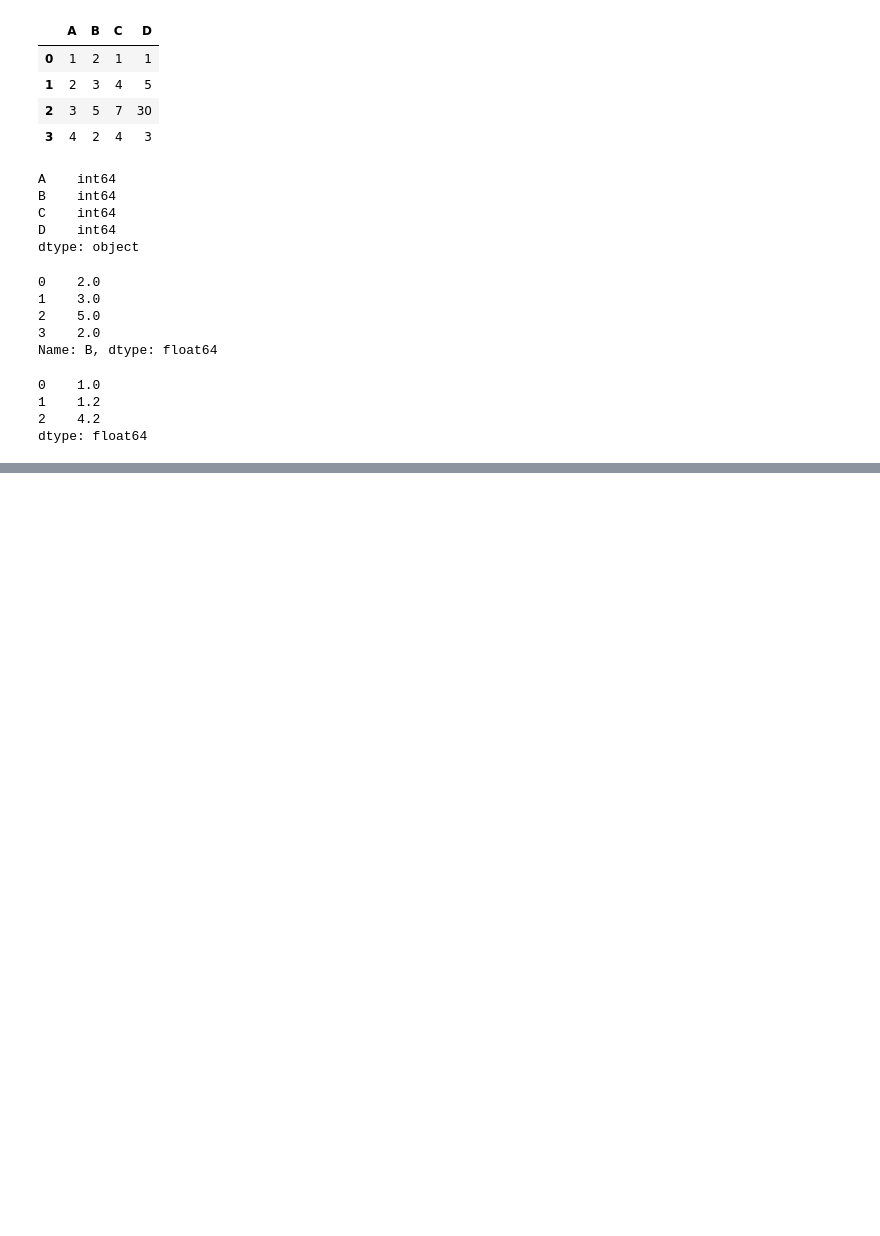
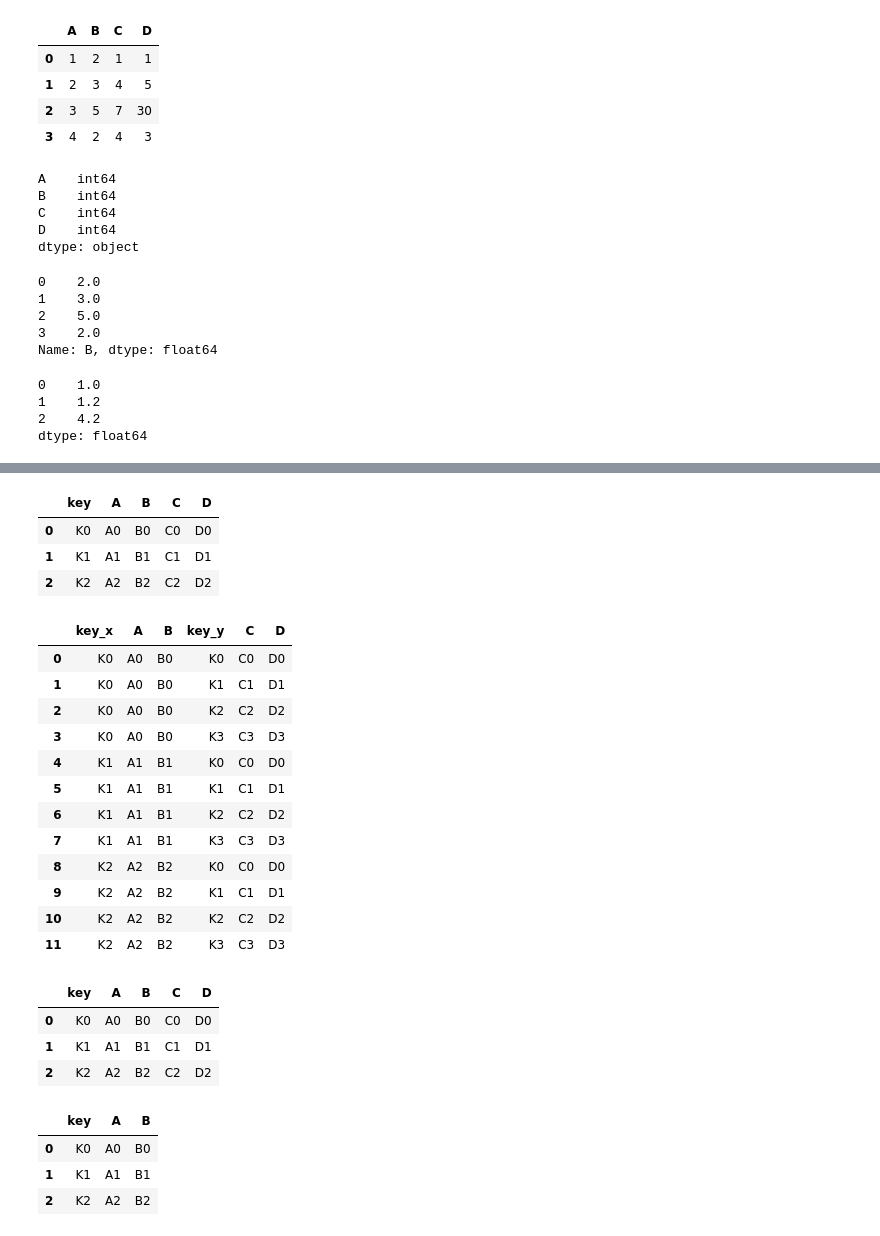
Before and after one commit to weishuotan/python_for_data_analysis, a Jupyter notebook: 数据预处理.ipynb, the cells around one changed output, grey strips where cells are left out. Cells and saved outputs as stored; diff of their text form; code cells hidden in the pictures; blank space fills up the shorter version.

```diff
--- a/数据预处理.ipynb
+++ b/数据预处理.ipynb
@@ -263,0 +342,5 @@ dtype: float64
+# %%
+left = pd.DataFrame({'key':['K0','K1','K2'],
+                     'A':['A0','A1','A2'],
+                     'B':['B0','B1','B2']})
+left
@@ -263,0 +352,5 @@ dtype: float64
+# %%
+right = pd.DataFrame({'key':['K0','K1','K2','K3'],
+                    'C':['C0','C1','C2','C3'],
+                     'D':['D0','D1','D2','D3']})
+right
@@ -263,0 +386,40 @@ dtype: float64
+# %%
+pd.merge(left,right,how = 'inner')
+# %% [output]
+|  | key | A | B | C | D |
+| 0 | K0 | A0 | B0 | C0 | D0 |
+| 1 | K1 | A1 | B1 | C1 | D1 |
+| 2 | K2 | A2 | B2 | C2 | D2 |
+# %%
+pd.merge(left,right,how = 'cross')
+# %% [output]
+|  | key_x | A | B | key_y | C | D |
+| 0 | K0 | A0 | B0 | K0 | C0 | D0 |
+| 1 | K0 | A0 | B0 | K1 | C1 | D1 |
+| 2 | K0 | A0 | B0 | K2 | C2 | D2 |
+| 3 | K0 | A0 | B0 | K3 | C3 | D3 |
+| 4 | K1 | A1 | B1 | K0 | C0 | D0 |
+| 5 | K1 | A1 | B1 | K1 | C1 | D1 |
+| 6 | K1 | A1 | B1 | K2 | C2 | D2 |
+| 7 | K1 | A1 | B1 | K3 | C3 | D3 |
+| 8 | K2 | A2 | B2 | K0 | C0 | D0 |
+| 9 | K2 | A2 | B2 | K1 | C1 | D1 |
+| 10 | K2 | A2 | B2 | K2 | C2 | D2 |
+| 11 | K2 | A2 | B2 | K3 | C3 | D3 |
+# %%
+pd.merge(left,right, on = 'key')
+# %% [output]
+|  | key | A | B | C | D |
+| 0 | K0 | A0 | B0 | C0 | D0 |
+| 1 | K1 | A1 | B1 | C1 | D1 |
+| 2 | K2 | A2 | B2 | C2 | D2 |
+# %%
+left2 = pd.DataFrame({'key':['K0','K1','K2'],
+                     'A':['A0','A1','A2'],
+                     'B':['B0','B1','B2']})
+left2
+# %% [output]
+|  | key | A | B |
+| 0 | K0 | A0 | B0 |
+| 1 | K1 | A1 | B1 |
+| 2 | K2 | A2 | B2 |
```
Also changed, not shown: parts of 50 cells of this notebook.
